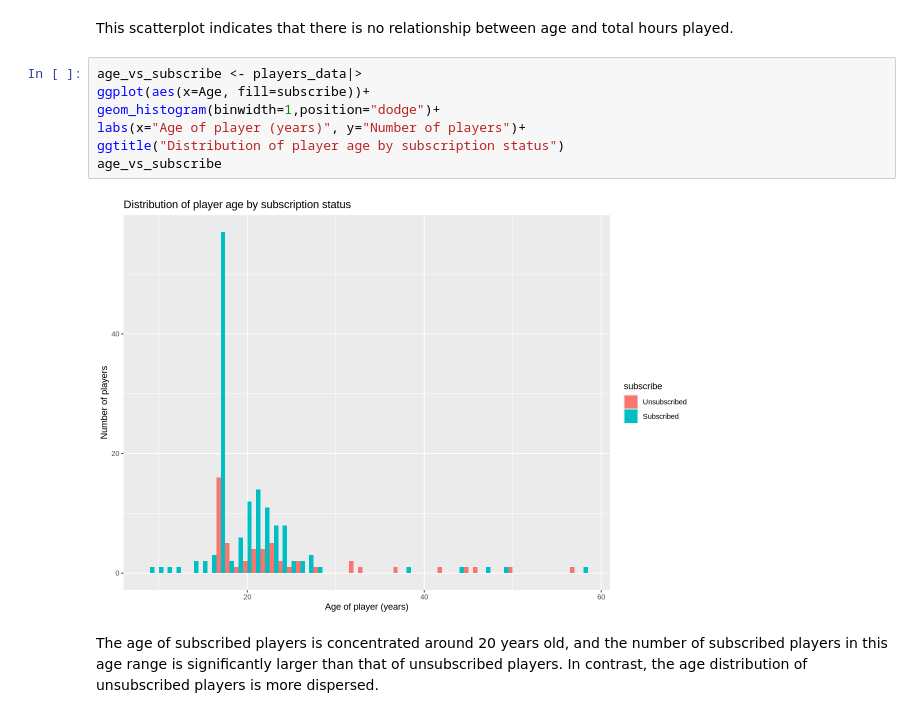
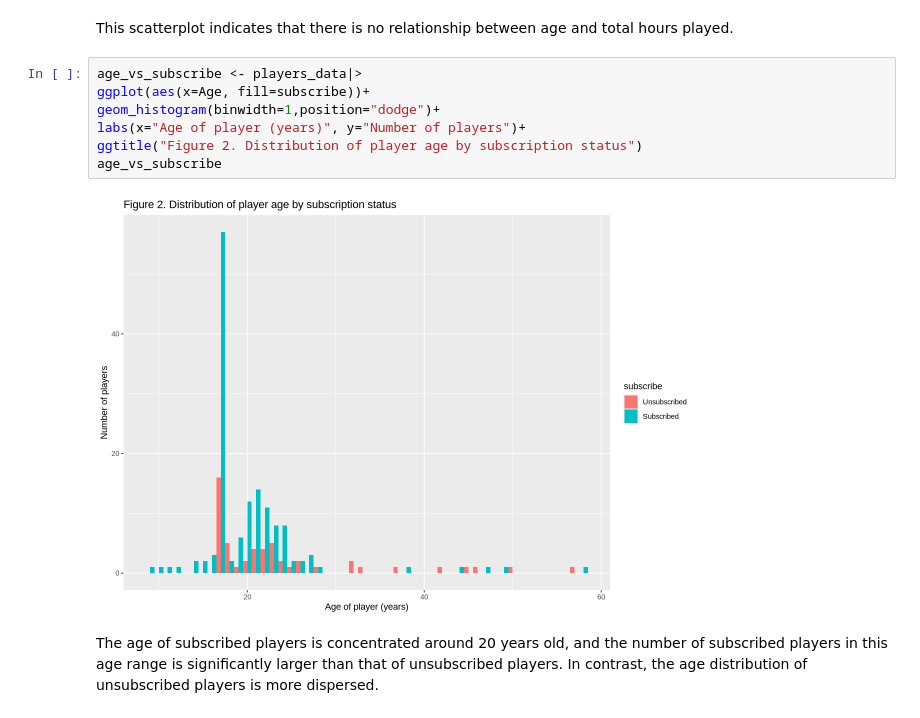
Before and after one commit to katelynteng/group_2_final_project, a Jupyter notebook: group_2_final_project.ipynb, the cells around one changed output. Drawn from its saved outputs; the diff is of its cells as text.

```diff
--- a/group_2_final_project.ipynb
+++ b/group_2_final_project.ipynb
@@ -195,12 +195,12 @@ This scatterplot indicates that there is no relationship between age and total h
 # %%
 age_vs_subscribe <- players_data|>
 ggplot(aes(x=Age, fill=subscribe))+
 geom_histogram(binwidth=1,position="dodge")+
 labs(x="Age of player (years)", y="Number of players")+
-ggtitle("Distribution of player age by subscription status")
+ggtitle("Figure 2. Distribution of player age by subscription status")
 age_vs_subscribe
 # %% [output]
-[figure, old version]
+[figure, new version]
 # %% [markdown]
 The age of subscribed players is concentrated around 20 years old, and the number of subscribed players in this age range is significantly larger than that of unsubscribed players. In contrast, the age distribution of unsubscribed players is more dispersed.
 # %%
```
Also changed, not shown: parts of 4 cells of this notebook.
